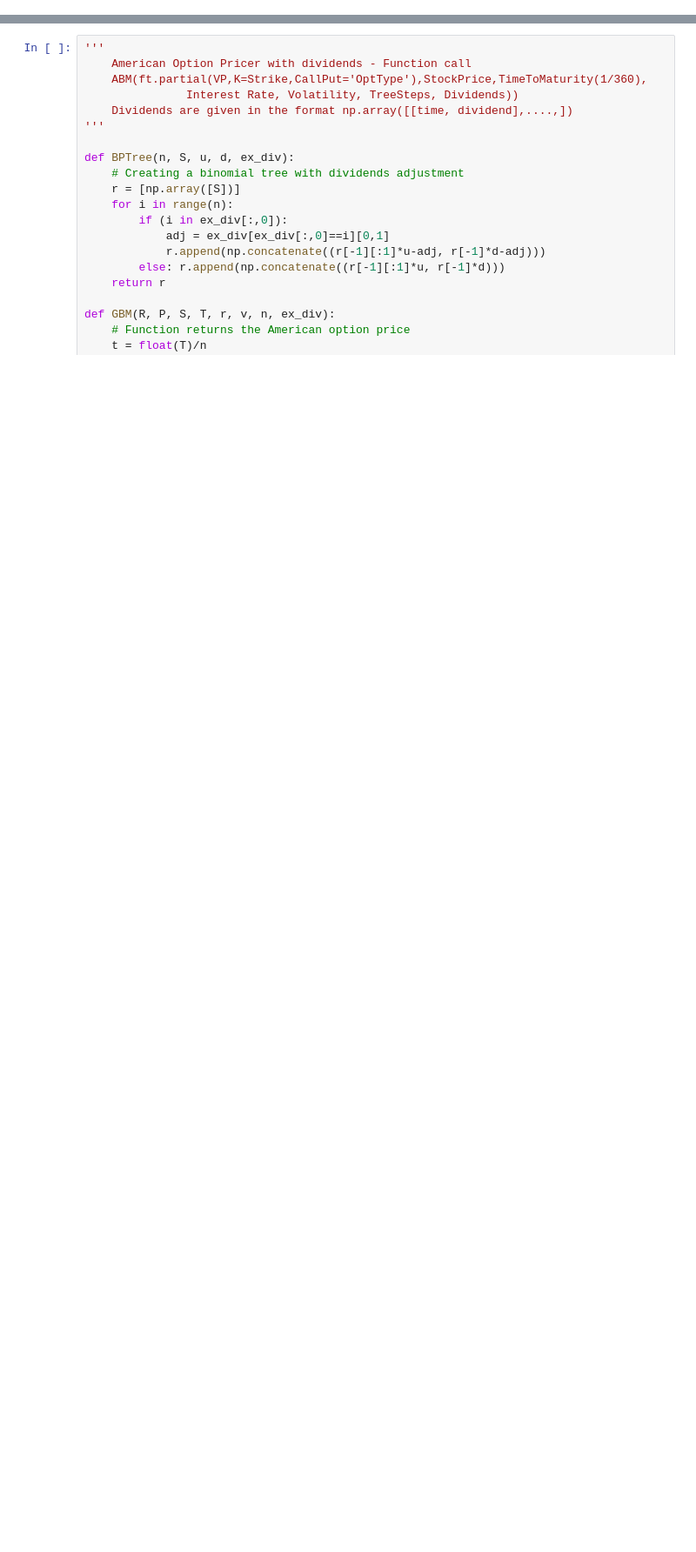
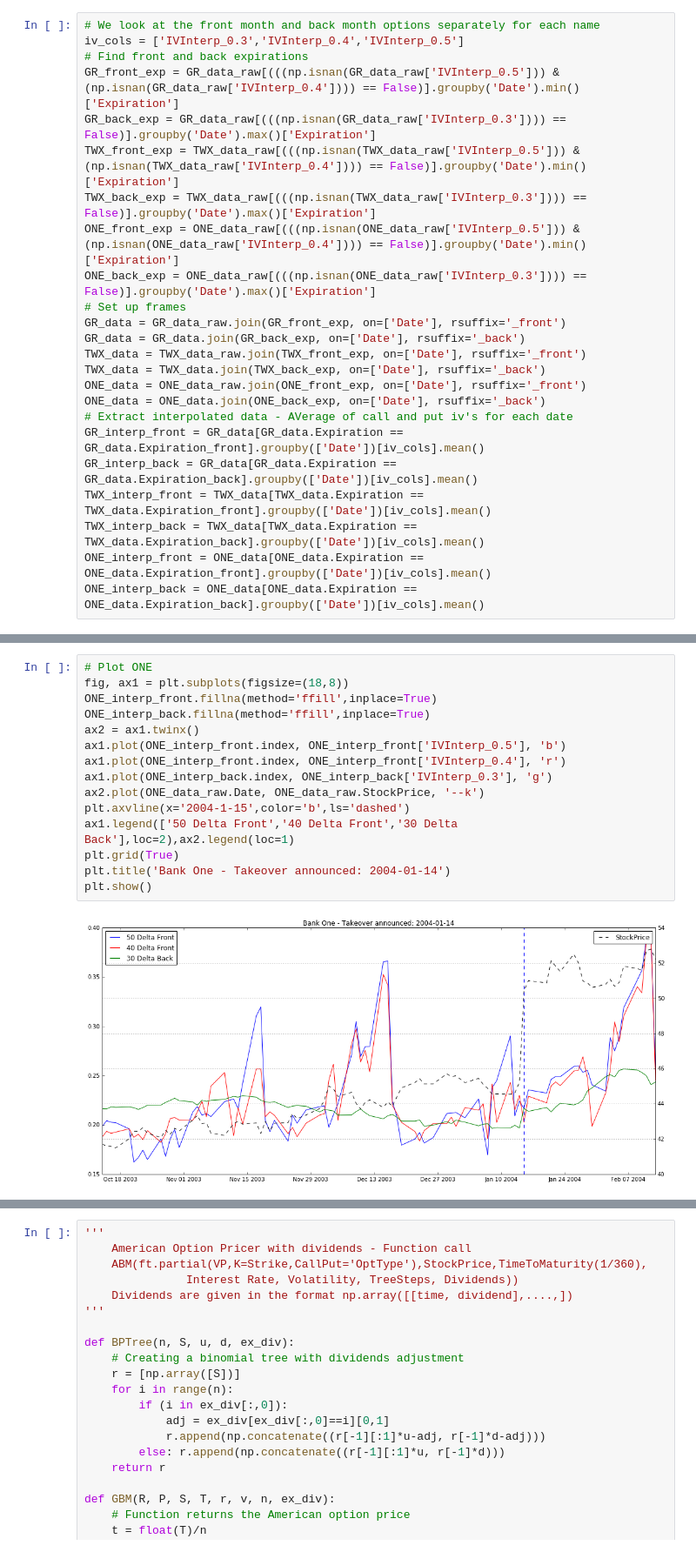
Before and after one commit to bspeice/experimental-finance, a Jupyter notebook: problem_set_7/Project7_Final.ipynb, the cells around one changed output, grey strips where cells are left out. Shown at 87% size. Cells and saved outputs as stored; diff of their text form; blank space fills up the shorter version.

```diff
--- a/problem_set_7/Project7_Final.ipynb
+++ b/problem_set_7/Project7_Final.ipynb
@@ -5,0 +58,24 @@
+# %%
+# We look at the front month and back month options separately for each name
+iv_cols = ['IVInterp_0.3','IVInterp_0.4','IVInterp_0.5']
+# Find front and back expirations
+GR_front_exp = GR_data_raw[(((np.isnan(GR_data_raw['IVInterp_0.5'])) &  (np.isnan(GR_data_raw['IVInterp_0.4']))) == False)].groupby('Date').min()['Expiration']
+GR_back_exp = GR_data_raw[(((np.isnan(GR_data_raw['IVInterp_0.3']))) == False)].groupby('Date').max()['Expiration']
+TWX_front_exp = TWX_data_raw[(((np.isnan(TWX_data_raw['IVInterp_0.5'])) &  (np.isnan(TWX_data_raw['IVInterp_0.4']))) == False)].groupby('Date').min()['Expiration']
+TWX_back_exp = TWX_data_raw[(((np.isnan(TWX_data_raw['IVInterp_0.3']))) == False)].groupby('Date').max()['Expiration']
+ONE_front_exp = ONE_data_raw[(((np.isnan(ONE_data_raw['IVInterp_0.5'])) &  (np.isnan(ONE_data_raw['IVInterp_0.4']))) == False)].groupby('Date').min()['Expiration']
+ONE_back_exp = ONE_data_raw[(((np.isnan(ONE_data_raw['IVInterp_0.3']))) == False)].groupby('Date').max()['Expiration']
+# Set up frames
+GR_data = GR_data_raw.join(GR_front_exp, on=['Date'], rsuffix='_front')
+GR_data = GR_data.join(GR_back_exp, on=['Date'], rsuffix='_back')
+TWX_data = TWX_data_raw.join(TWX_front_exp, on=['Date'], rsuffix='_front')
+TWX_data = TWX_data.join(TWX_back_exp, on=['Date'], rsuffix='_back')
+ONE_data = ONE_data_raw.join(ONE_front_exp, on=['Date'], rsuffix='_front')
+ONE_data = ONE_data.join(ONE_back_exp, on=['Date'], rsuffix='_back')
+# Extract interpolated data - AVerage of call and put iv's for each date
+GR_interp_front = GR_data[GR_data.Expiration == GR_data.Expiration_front].groupby(['Date'])[iv_cols].mean()
+GR_interp_back = GR_data[GR_data.Expiration == GR_data.Expiration_back].groupby(['Date'])[iv_cols].mean()
+TWX_interp_front = TWX_data[TWX_data.Expiration == TWX_data.Expiration_front].groupby(['Date'])[iv_cols].mean()
+TWX_interp_back = TWX_data[TWX_data.Expiration == TWX_data.Expiration_back].groupby(['Date'])[iv_cols].mean()
+ONE_interp_front = ONE_data[ONE_data.Expiration == ONE_data.Expiration_front].groupby(['Date'])[iv_cols].mean()
+ONE_interp_back = ONE_data[ONE_data.Expiration == ONE_data.Expiration_back].groupby(['Date'])[iv_cols].mean()
@@ -5,0 +127,17 @@
+# %%
+# Plot ONE
+fig, ax1 = plt.subplots(figsize=(18,8))
+ONE_interp_front.fillna(method='ffill',inplace=True)
+ONE_interp_back.fillna(method='ffill',inplace=True)
+ax2 = ax1.twinx()
+ax1.plot(ONE_interp_front.index, ONE_interp_front['IVInterp_0.5'], 'b')
+ax1.plot(ONE_interp_front.index, ONE_interp_front['IVInterp_0.4'], 'r')
+ax1.plot(ONE_interp_back.index, ONE_interp_back['IVInterp_0.3'], 'g')
+ax2.plot(ONE_data_raw.Date, ONE_data_raw.StockPrice, '--k')
+plt.axvline(x='2004-1-15',color='b',ls='dashed')
+ax1.legend(['50 Delta Front','40 Delta Front','30 Delta Back'],loc=2),ax2.legend(loc=1)
+plt.grid(True)
+plt.title('Bank One - Takeover announced: 2004-01-14')
+plt.show()
+# %% [output]
+[figure, added]
```
Also changed, not shown: parts of 40 cells of this notebook, 19 other files.
